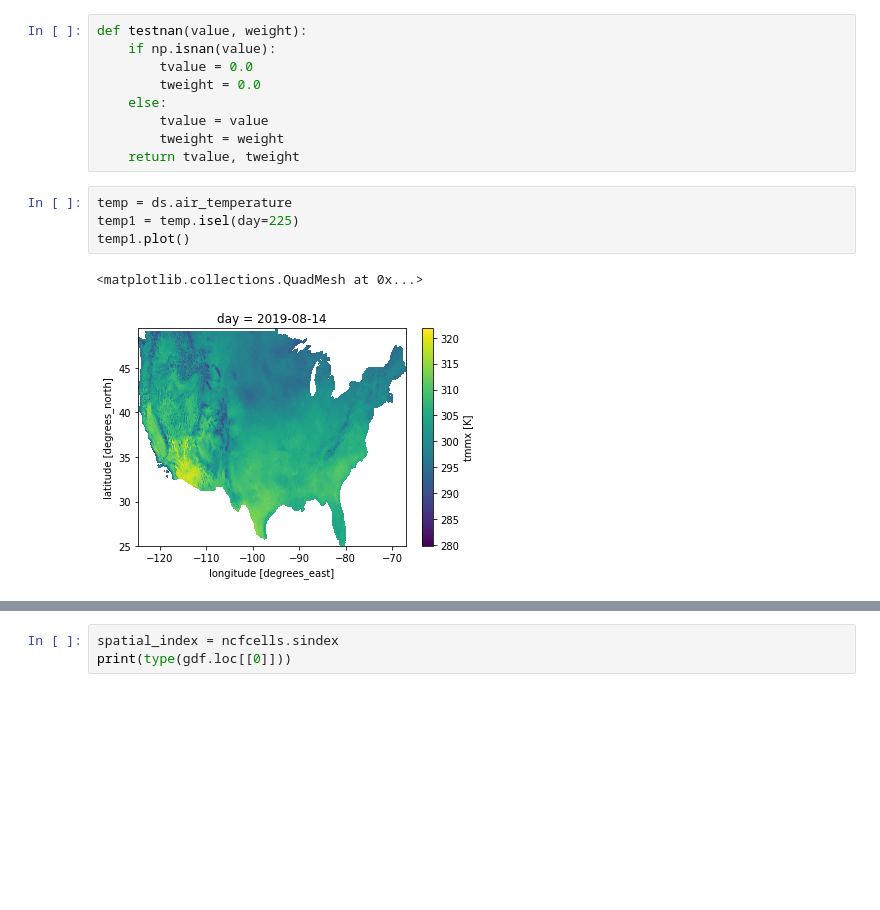
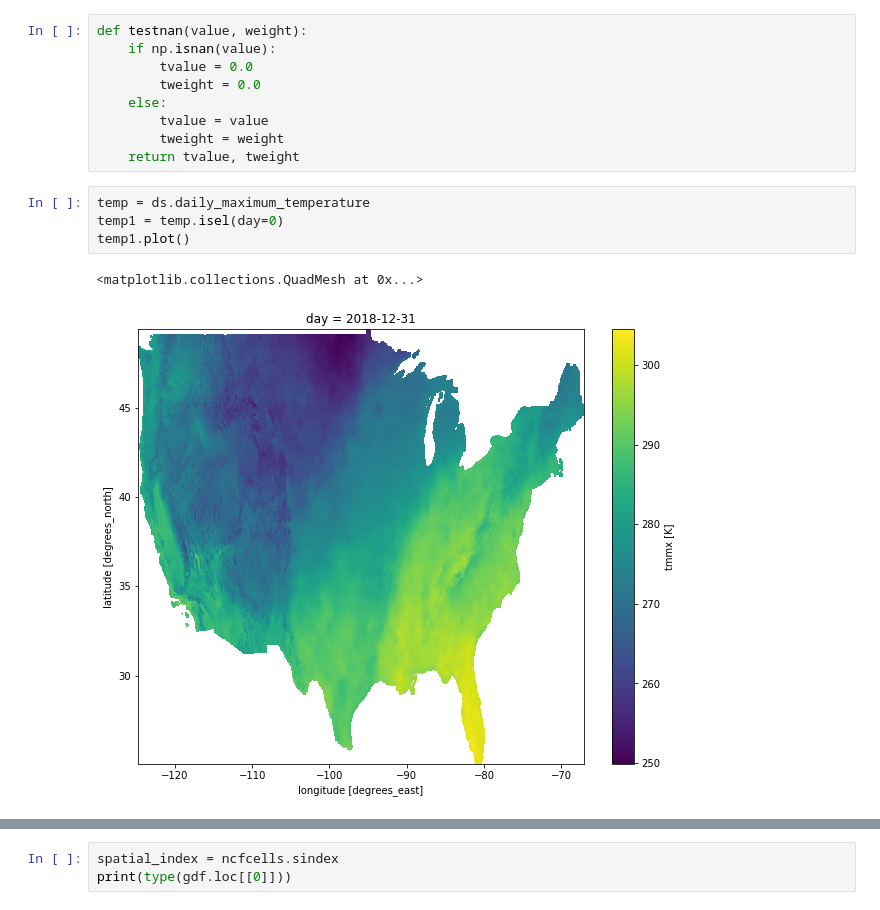
Before and after one commit to nhm-usgs/onhm-fetcher-parser, a Jupyter notebook: notebooks/Gridmet Grid Explore.ipynb, the cells around one changed output, grey strips where cells are left out. Cells and saved outputs as stored; diff of their text form; blank space fills up the shorter version.

```diff
--- a/notebooks/Gridmet Grid Explore.ipynb
+++ b/notebooks/Gridmet Grid Explore.ipynb
@@ -170,12 +210,12 @@ def testnan(value, weight):
         tweight = weight
     return tvalue, tweight
 # %%
-temp = ds.air_temperature
-temp1 = temp.isel(day=225)
+temp = ds.daily_maximum_temperature
+temp1 = temp.isel(day=0)
 temp1.plot()
 # %% [output]
 <matplotlib.collections.QuadMesh at 0x...>
-[figure, old version]
+[figure, new version]
 # %%
 temp1.plot.pcolormesh("lon", 'lat')
 # %% [output]
```
Also changed, not shown: parts of 18 cells of this notebook, 10 other files.
